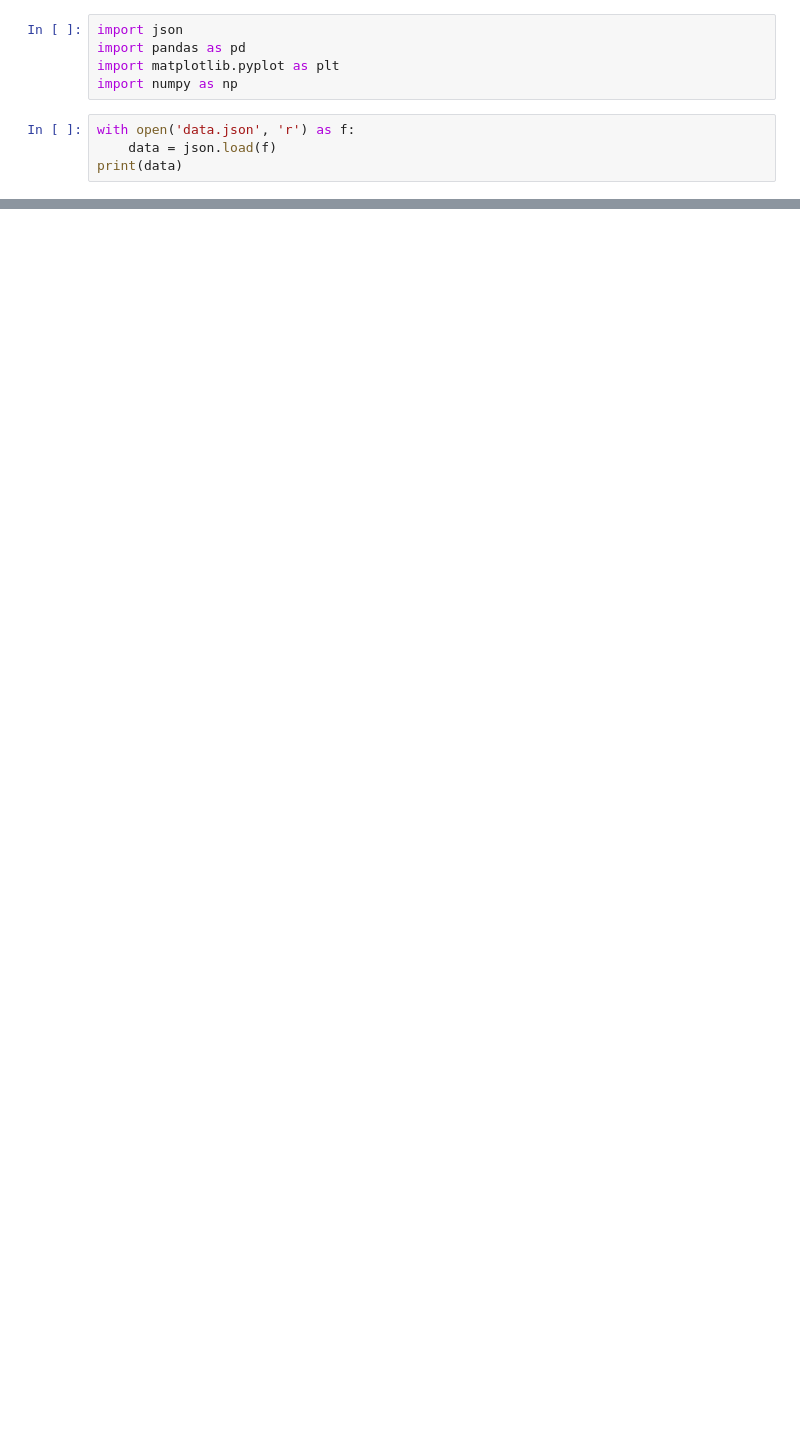
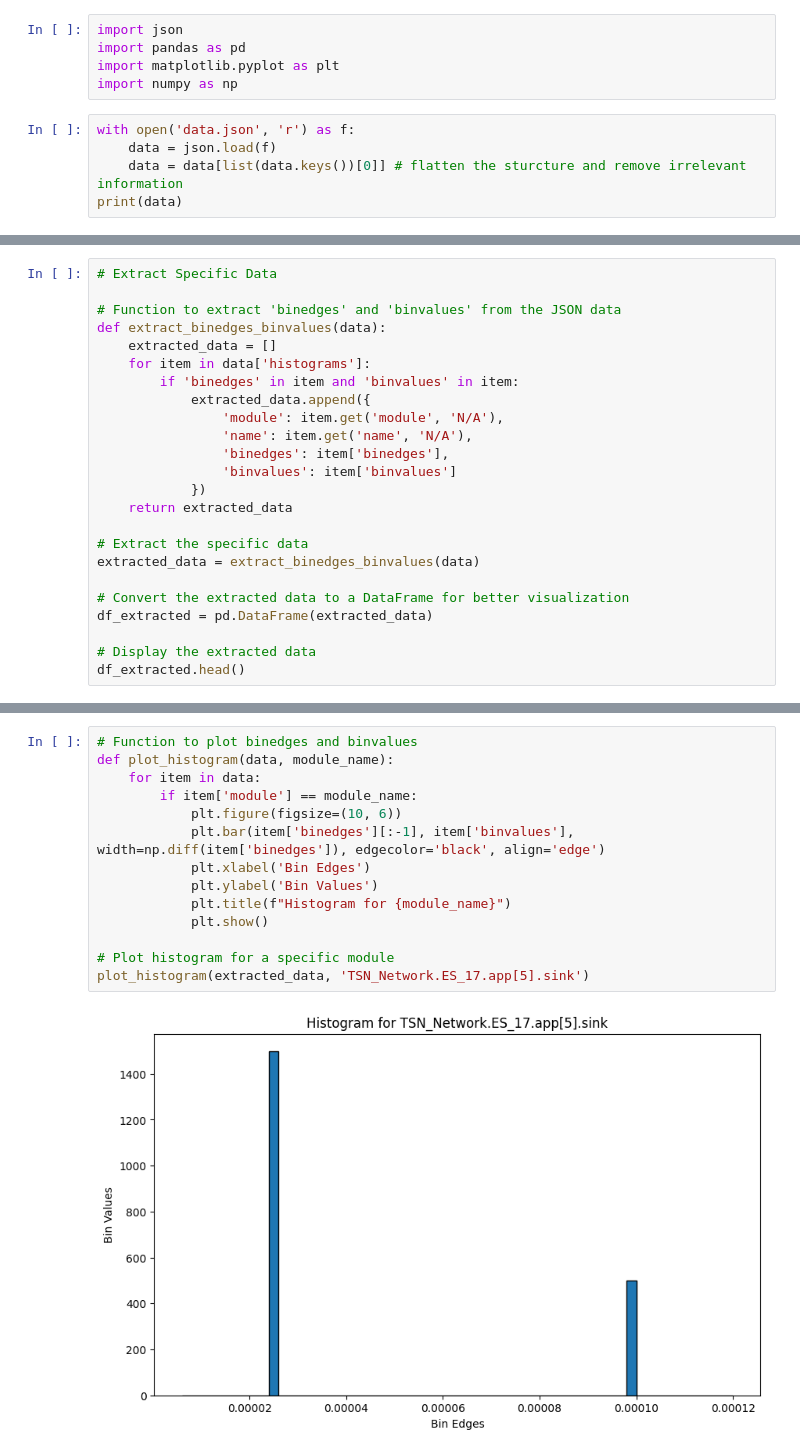
Before and after one commit to gantover/ats-worst-case-delay, a Jupyter notebook: read_json.ipynb, the cells around one changed output, grey strips where cells are left out. Cells and saved outputs as stored; diff of their text form; blank space fills up the shorter version.

```diff
--- a/read_json.ipynb
+++ b/read_json.ipynb
@@ -6,5 +6,6 @@ import numpy as np
 # %%
 with open('data.json', 'r') as f:
     data = json.load(f)
+    data = data[list(data.keys())[0]] # flatten the sturcture and remove irrelevant information
 print(data)
 # %% [output]
@@ -11,0 +52,24 @@ print(data)
+# %%
+# Extract Specific Data
+
+# Function to extract 'binedges' and 'binvalues' from the JSON data
+def extract_binedges_binvalues(data):
+    extracted_data = []
+    for item in data['histograms']:
+        if 'binedges' in item and 'binvalues' in item:
+            extracted_data.append({
+                'module': item.get('module', 'N/A'),
+                'name': item.get('name', 'N/A'),
+                'binedges': item['binedges'],
+                'binvalues': item['binvalues']
+            })
+    return extracted_data
+
+# Extract the specific data
+extracted_data = extract_binedges_binvalues(data)
+
+# Convert the extracted data to a DataFrame for better visualization
+df_extracted = pd.DataFrame(extracted_data)
+
+# Display the extracted data
+df_extracted.head()
@@ -11,0 +86,16 @@ print(data)
+# %%
+# Function to plot binedges and binvalues
+def plot_histogram(data, module_name):
+    for item in data:
+        if item['module'] == module_name:
+            plt.figure(figsize=(10, 6))
+            plt.bar(item['binedges'][:-1], item['binvalues'], width=np.diff(item['binedges']), edgecolor='black', align='edge')
+            plt.xlabel('Bin Edges')
+            plt.ylabel('Bin Values')
+            plt.title(f"Histogram for {module_name}")
+            plt.show()
+
+# Plot histogram for a specific module
+plot_histogram(extracted_data, 'TSN_Network.ES_17.app[5].sink')
+# %% [output]
+[figure, added]
```
Also changed, not shown: parts of 9 cells of this notebook.
